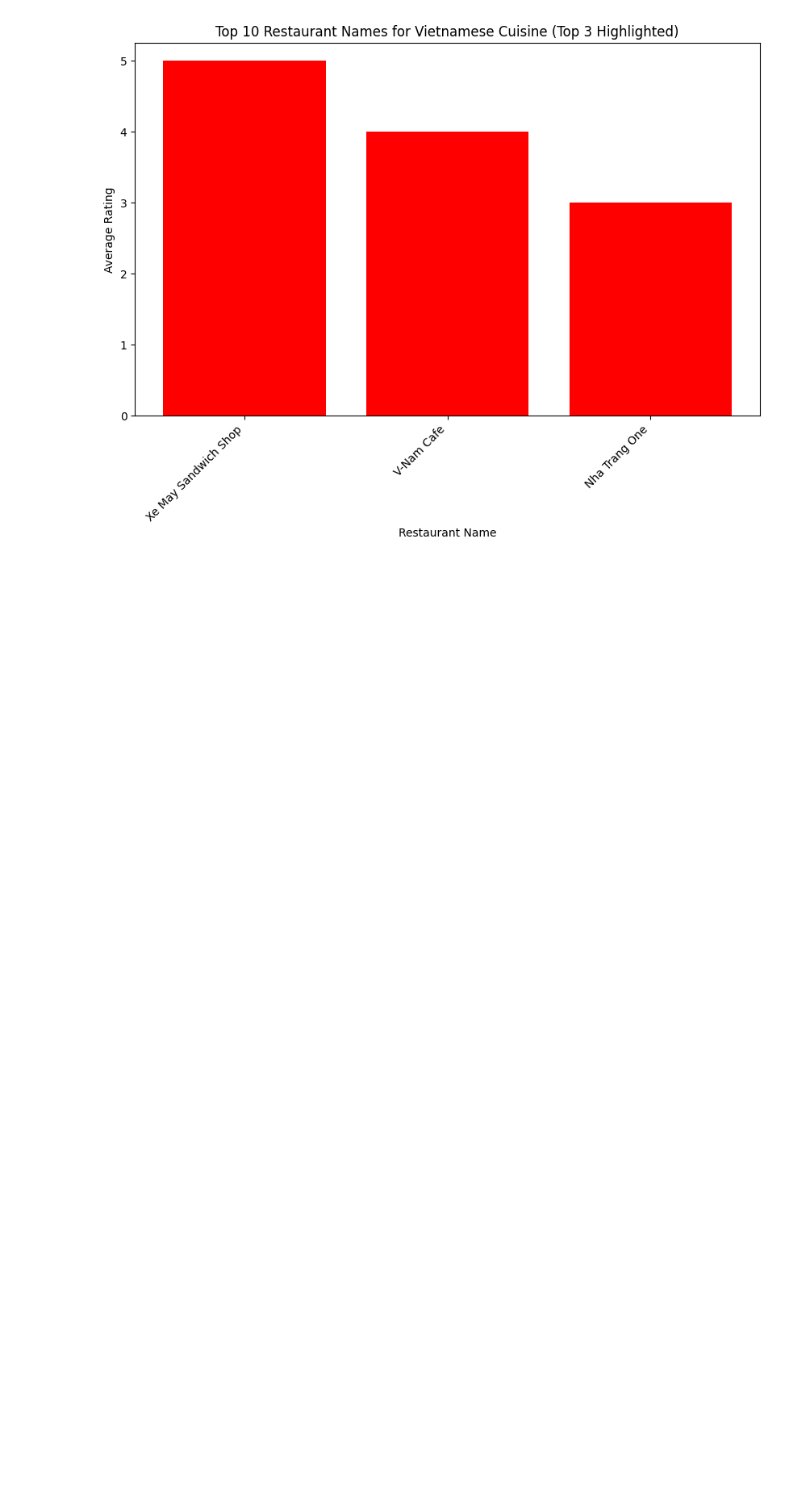
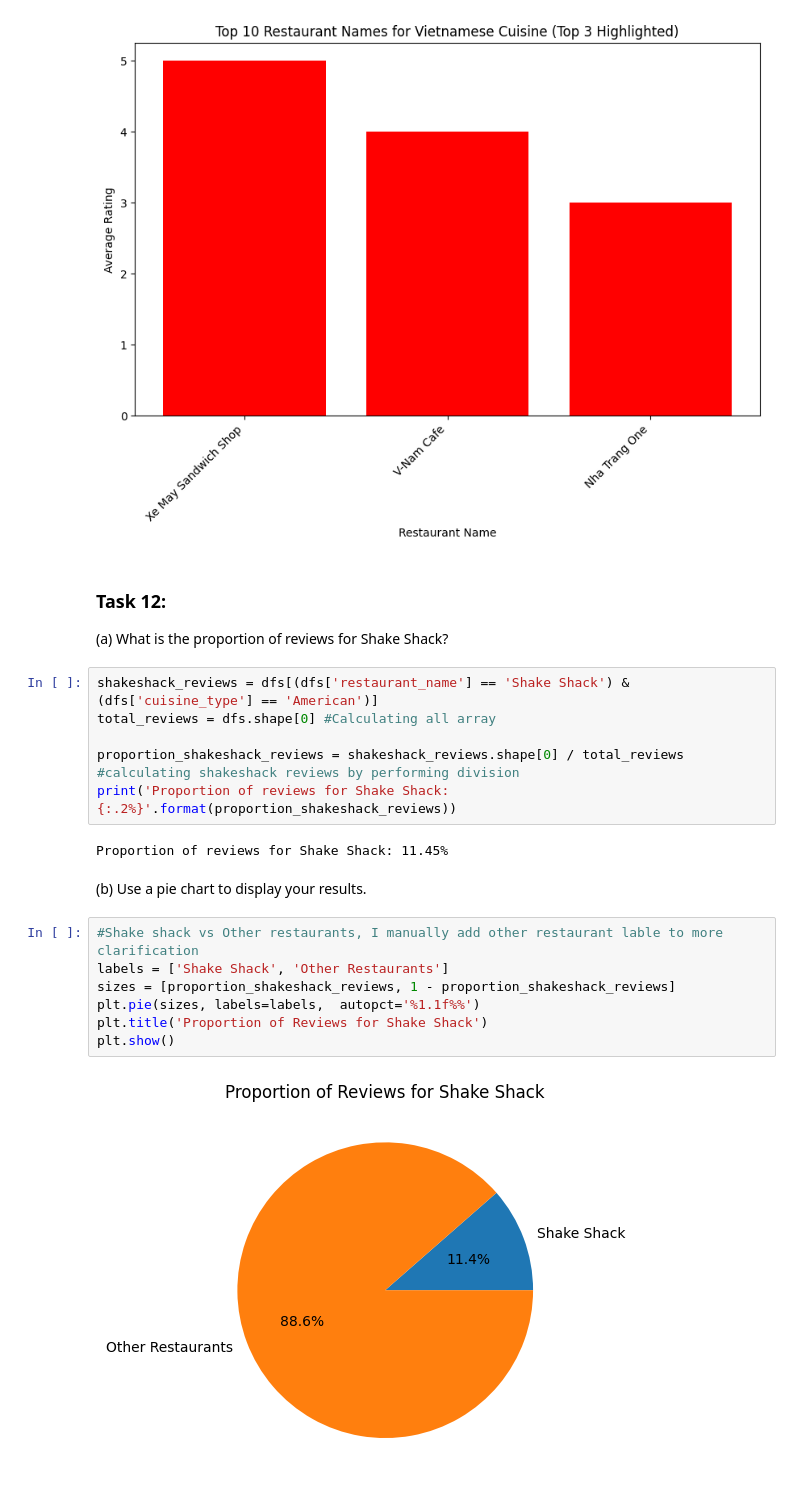
Before and after one commit to Ms-Shaukat/DataAnalyticsProjectsandPortfolio, a Jupyter notebook: DA_Green_Assignment2_Munazza_Shaukat_munazza_guide_gmail_com.ipynb, the cells around one changed output. Drawn from its saved outputs; the diff is of its cells as text; blank space fills up the shorter version.

```diff
--- a/DA_Green_Assignment2_Munazza_Shaukat_munazza_guide_gmail_com.ipynb
+++ b/DA_Green_Assignment2_Munazza_Shaukat_munazza_guide_gmail_com.ipynb
@@ -271,3 +271,25 @@ for cuisine_type, group_df in cuisine_groups:
 [figure]
 [figure]
 [figure]
+# %% [markdown]
+### **Task 12:**
+(a) What is the proportion of reviews for Shake Shack?
+# %%
+shakeshack_reviews = dfs[(dfs['restaurant_name'] == 'Shake Shack') & (dfs['cuisine_type'] == 'American')]
+total_reviews = dfs.shape[0] #Calculating all array
+
+proportion_shakeshack_reviews = shakeshack_reviews.shape[0] / total_reviews #calculating shakeshack reviews by performing division
+print('Proportion of reviews for Shake Shack: {:.2%}'.format(proportion_shakeshack_reviews))
+# %% [output]
+Proportion of reviews for Shake Shack: 11.45%
+# %% [markdown]
+(b) Use a pie chart to display your results.
+# %%
+#Shake shack vs Other restaurants, I manually add other restaurant lable to more clarification
+labels = ['Shake Shack', 'Other Restaurants']
+sizes = [proportion_shakeshack_reviews, 1 - proportion_shakeshack_reviews]
+plt.pie(sizes, labels=labels,  autopct='%1.1f%%')
+plt.title('Proportion of Reviews for Shake Shack')
+plt.show()
+# %% [output]
+[figure, added]
```
Also changed, not shown: parts of 2 cells of this notebook.
